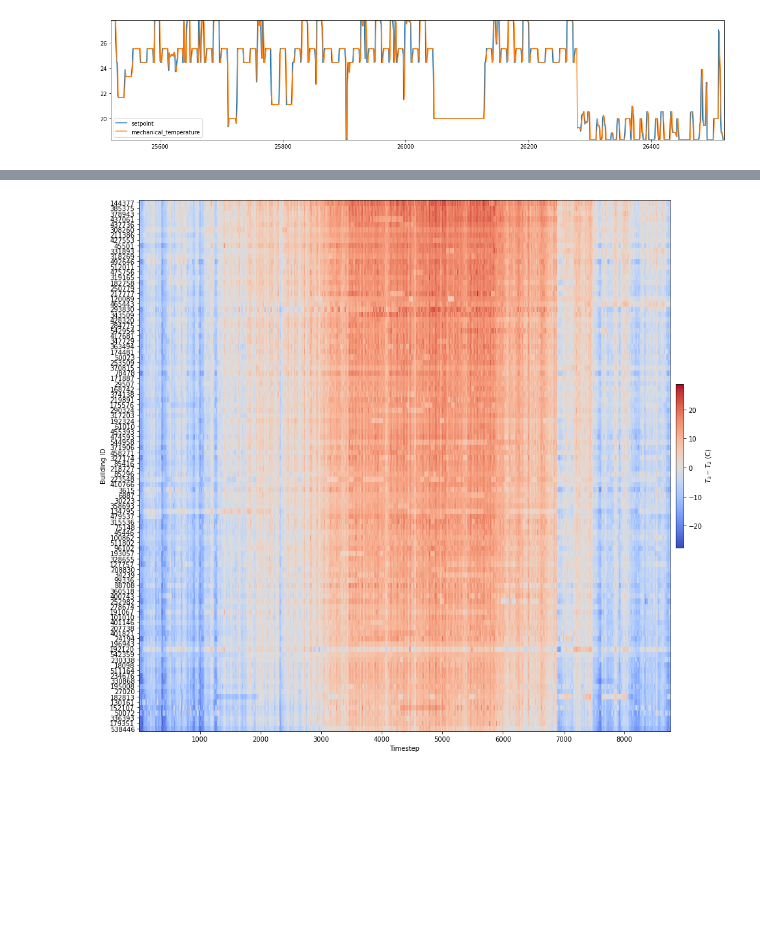
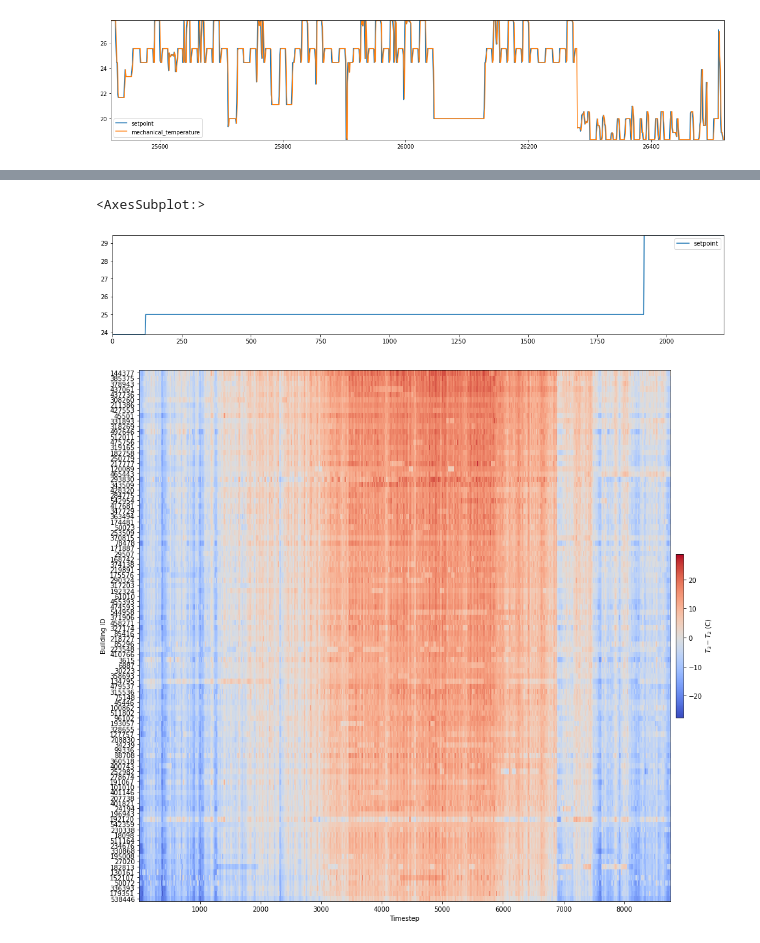
Before and after one commit to intelligent-environments-lab/DOE_XStock, a Jupyter notebook: analysis/post_simulation.ipynb, the cells around one changed output, grey strips where cells are left out. Saved outputs shown, nothing was run; the diff lists cells and outputs as text; code cells hidden in the pictures; blank space fills up the shorter version.

```diff
--- a/analysis/post_simulation.ipynb
+++ b/analysis/post_simulation.ipynb
@@ -255,3 +197,15 @@ plt.show()
+# %%
+DATABASE.query_table("""
+SELECT
+    e.timestep,
+    e.setpoint
+FROM ecobee_timeseries e
+WHERE e.building_id = (SELECT ecobee_building_id FROM energyplus_simulation WHERE metadata_id = (SELECT id FROM metadata WHERE bldg_id = 374138)  LIMIT 1)
+AND timestep BETWEEN 3625 AND 5832
+""")[['setpoint']].plot(figsize=(18,3))
+# %% [output]
+<AxesSubplot:>
+[figure, added]
 # %%
 plot_data = DATABASE.query_table("""
 SELECT
```
Also changed, not shown: parts of 15 cells of this notebook.
